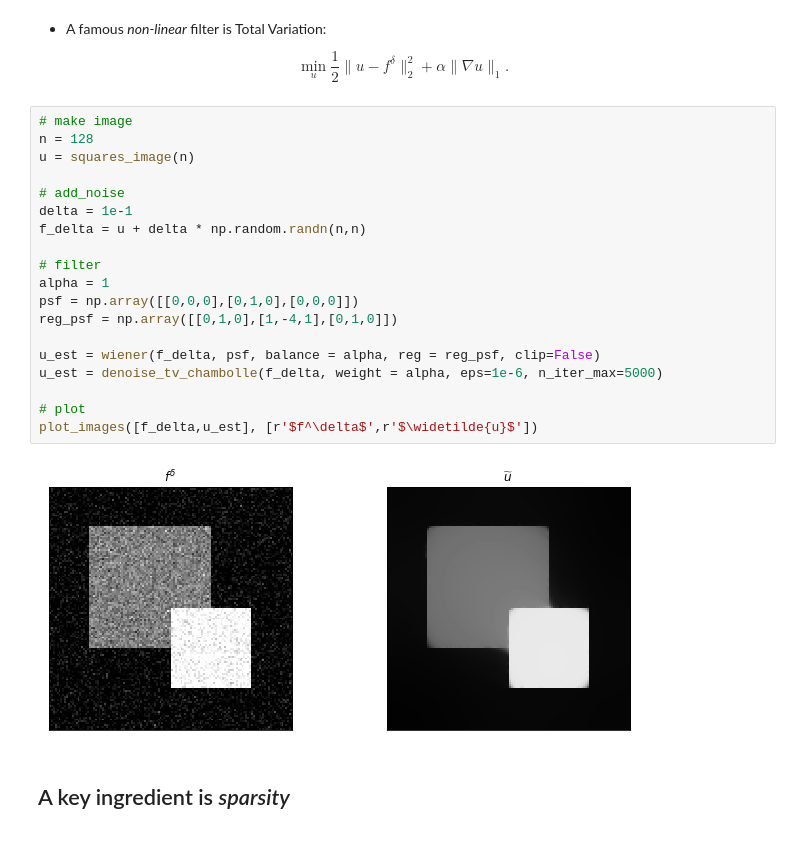
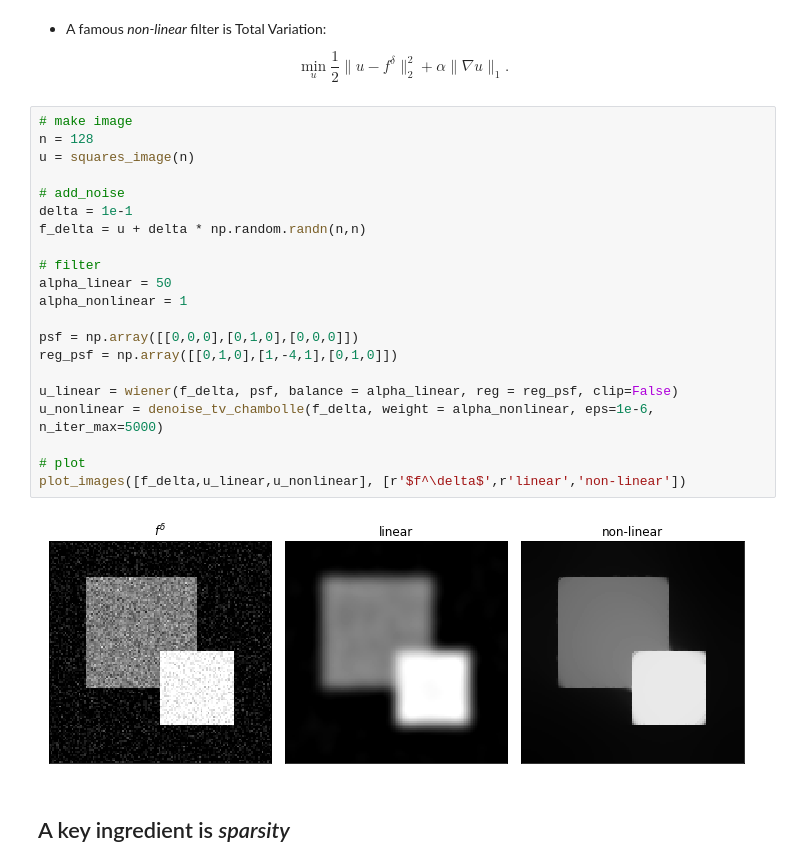
Before and after one commit to TristanvanLeeuwen/Summerschool, a Jupyter notebook: NonLinearFilters.ipynb, the cells around one changed output. Cells and saved outputs as stored; diff of their text form.

```diff
--- a/NonLinearFilters.ipynb
+++ b/NonLinearFilters.ipynb
@@ -69,24 +69,26 @@ $$\min_u \frac{1}{2}\|u - f^\delta\|_2^2 + \alpha \|\nabla u\|_1.$$
 # %%
 # make image
 n = 128
 u = squares_image(n)
 
 # add_noise
 delta = 1e-1
 f_delta = u + delta * np.random.randn(n,n)
 
 # filter
-alpha = 1
+alpha_linear = 50
+alpha_nonlinear = 1
+
 psf = np.array([[0,0,0],[0,1,0],[0,0,0]])
 reg_psf = np.array([[0,1,0],[1,-4,1],[0,1,0]])
 
-u_est = wiener(f_delta, psf, balance = alpha, reg = reg_psf, clip=False)
-u_est = denoise_tv_chambolle(f_delta, weight = alpha, eps=1e-6, n_iter_max=5000)
+u_linear = wiener(f_delta, psf, balance = alpha_linear, reg = reg_psf, clip=False)
+u_nonlinear = denoise_tv_chambolle(f_delta, weight = alpha_nonlinear, eps=1e-6, n_iter_max=5000)
 
 # plot
-plot_images([f_delta,u_est], [r'$f^\delta$',r'$\widetilde{u}$'])
+plot_images([f_delta,u_linear,u_nonlinear], [r'$f^\delta$',r'linear','non-linear'])
 # %% [output]
-[figure, old version]
+[figure, new version]
 # %% [markdown]
 ## A key ingredient is *sparsity*
 # %%
```
Also changed, not shown: parts of 1 cell of this notebook, 3 other files.
